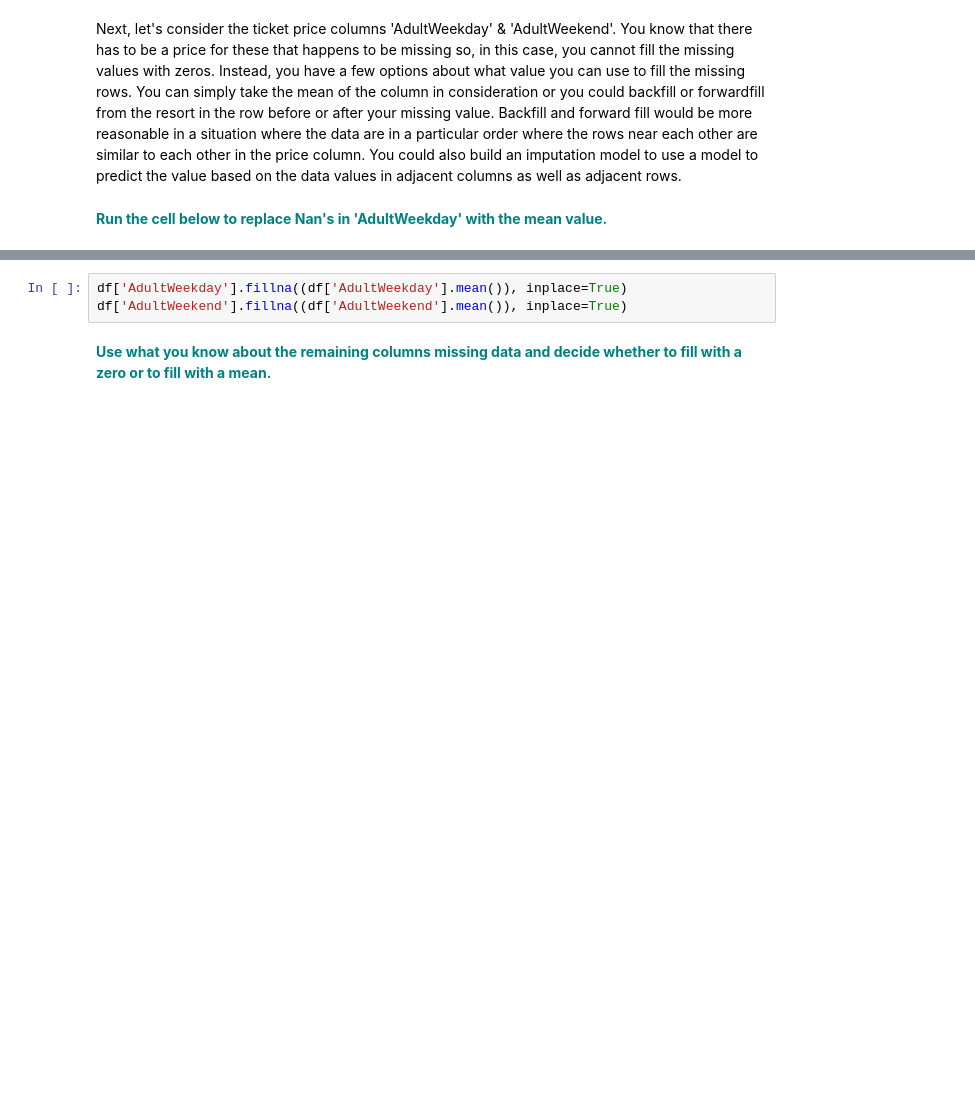
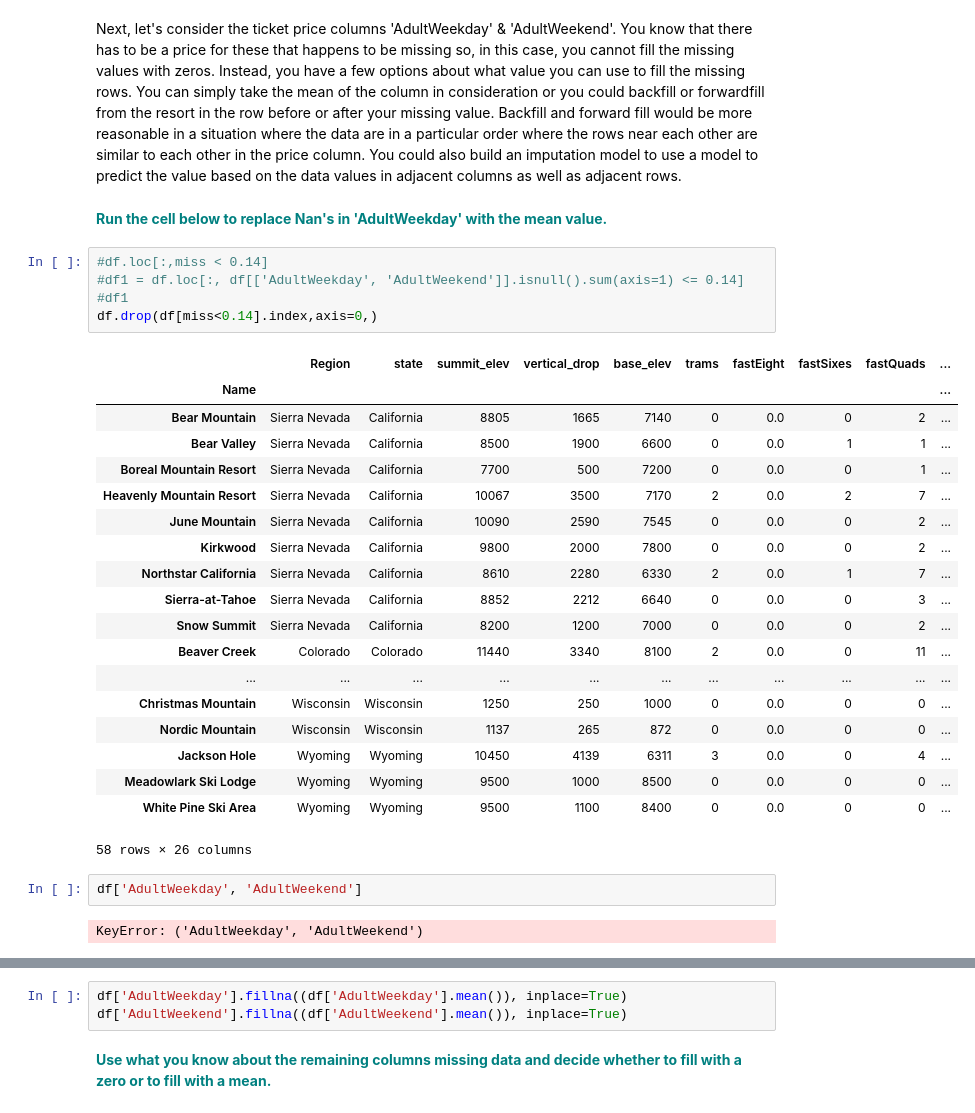
Before and after one commit to shai1esh03/GuidedCapstone, a Jupyter notebook: DataWrangling/Notebook_steptwo.ipynb, the cells around one changed output, grey strips where cells are left out. Saved outputs shown, nothing was run; the diff lists cells and outputs as text; blank space fills up the shorter version.

```diff
--- a/DataWrangling/Notebook_steptwo.ipynb
+++ b/DataWrangling/Notebook_steptwo.ipynb
@@ -332,3 +347,32 @@ Consider the next column with missing values, 'NightSkiing_ac'. This column repr
 Next, let's consider the ticket price columns 'AdultWeekday' & 'AdultWeekend'. You know that there has to be a price for these that happens to be missing so, in this case, you cannot fill the missing values with zeros. Instead, you have a few options about what value you can use to fill the missing rows. You can simply take the mean of the column in consideration or you could backfill or forwardfill from the resort in the row before or after your missing value. Backfill and forward fill would be more reasonable in a situation where the data are in a particular order where the rows near each other are similar to each other in the price column. You could also build an imputation model to use a model to predict the value based on the data values in adjacent columns as well as adjacent rows.
 # %% [markdown]
 <font color='teal'> **Run the cell below to replace Nan's in 'AdultWeekday' with the mean value.**</font>
+# %%
+#df.loc[:,miss < 0.14]
+#df1 = df.loc[:, df[['AdultWeekday', 'AdultWeekend']].isnull().sum(axis=1) <= 0.14]
+#df1
+df.drop(df[miss<0.14].index,axis=0,)
+# %% [output]
+|  | Region | state | summit_elev | vertical_drop | base_elev | trams | fastEight | fastSixes | fastQuads | ... |
+| Name |  |  |  |  |  |  |  |  |  | ... |
+| Bear Mountain | Sierra Nevada | California | 8805 | 1665 | 7140 | 0 | 0.0 | 0 | 2 | ... |
+| Bear Valley | Sierra Nevada | California | 8500 | 1900 | 6600 | 0 | 0.0 | 1 | 1 | ... |
+| Boreal Mountain Resort | Sierra Nevada | California | 7700 | 500 | 7200 | 0 | 0.0 | 0 | 1 | ... |
+| Heavenly Mountain Resort | Sierra Nevada | California | 10067 | 3500 | 7170 | 2 | 0.0 | 2 | 7 | ... |
+| June Mountain | Sierra Nevada | California | 10090 | 2590 | 7545 | 0 | 0.0 | 0 | 2 | ... |
+| Kirkwood | Sierra Nevada | California | 9800 | 2000 | 7800 | 0 | 0.0 | 0 | 2 | ... |
+| Northstar California | Sierra Nevada | California | 8610 | 2280 | 6330 | 2 | 0.0 | 1 | 7 | ... |
+| Sierra-at-Tahoe | Sierra Nevada | California | 8852 | 2212 | 6640 | 0 | 0.0 | 0 | 3 | ... |
+| Snow Summit | Sierra Nevada | California | 8200 | 1200 | 7000 | 0 | 0.0 | 0 | 2 | ... |
+| Beaver Creek | Colorado | Colorado | 11440 | 3340 | 8100 | 2 | 0.0 | 0 | 11 | ... |
+| ... | ... | ... | ... | ... | ... | ... | ... | ... | ... | ... |
+| Christmas Mountain | Wisconsin | Wisconsin | 1250 | 250 | 1000 | 0 | 0.0 | 0 | 0 | ... |
+| Nordic Mountain | Wisconsin | Wisconsin | 1137 | 265 | 872 | 0 | 0.0 | 0 | 0 | ... |
+| Jackson Hole | Wyoming | Wyoming | 10450 | 4139 | 6311 | 3 | 0.0 | 0 | 4 | ... |
+| Meadowlark Ski Lodge | Wyoming | Wyoming | 9500 | 1000 | 8500 | 0 | 0.0 | 0 | 0 | ... |
+| White Pine Ski Area | Wyoming | Wyoming | 9500 | 1100 | 8400 | 0 | 0.0 | 0 | 0 | ... |
+58 rows × 26 columns
+# %%
+df['AdultWeekday', 'AdultWeekend']
+# %% [output]
+KeyError: ('AdultWeekday', 'AdultWeekend')
```
Also changed, not shown: parts of 9 cells of this notebook.
